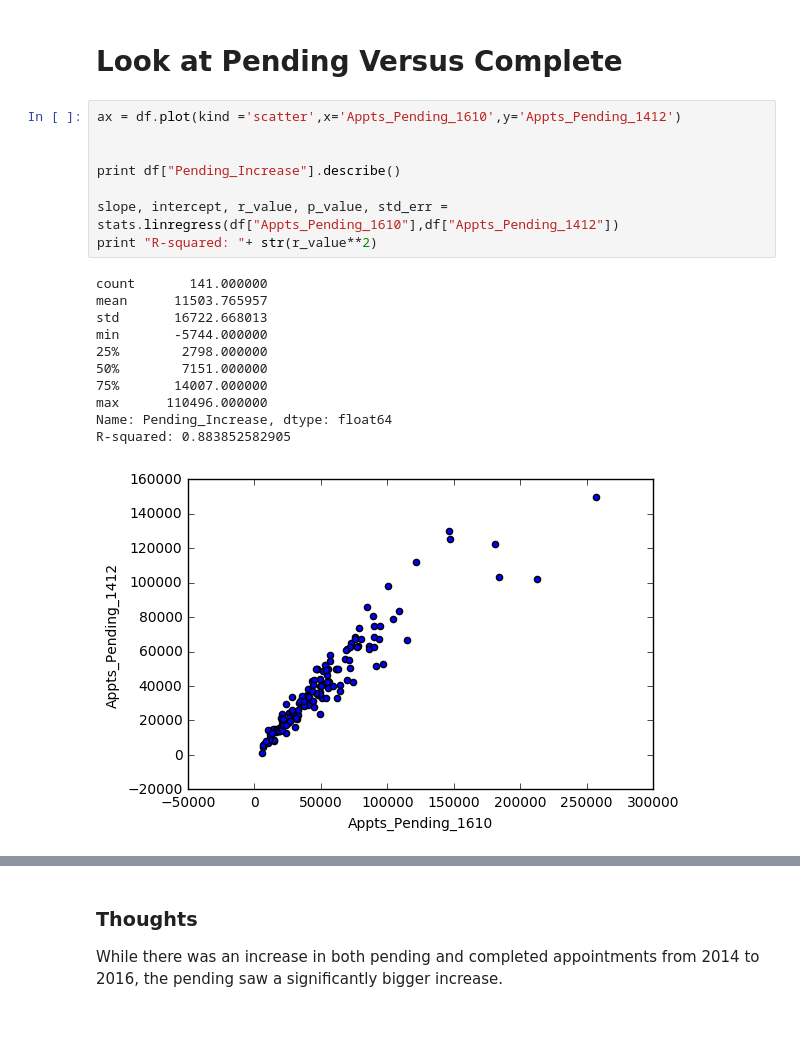
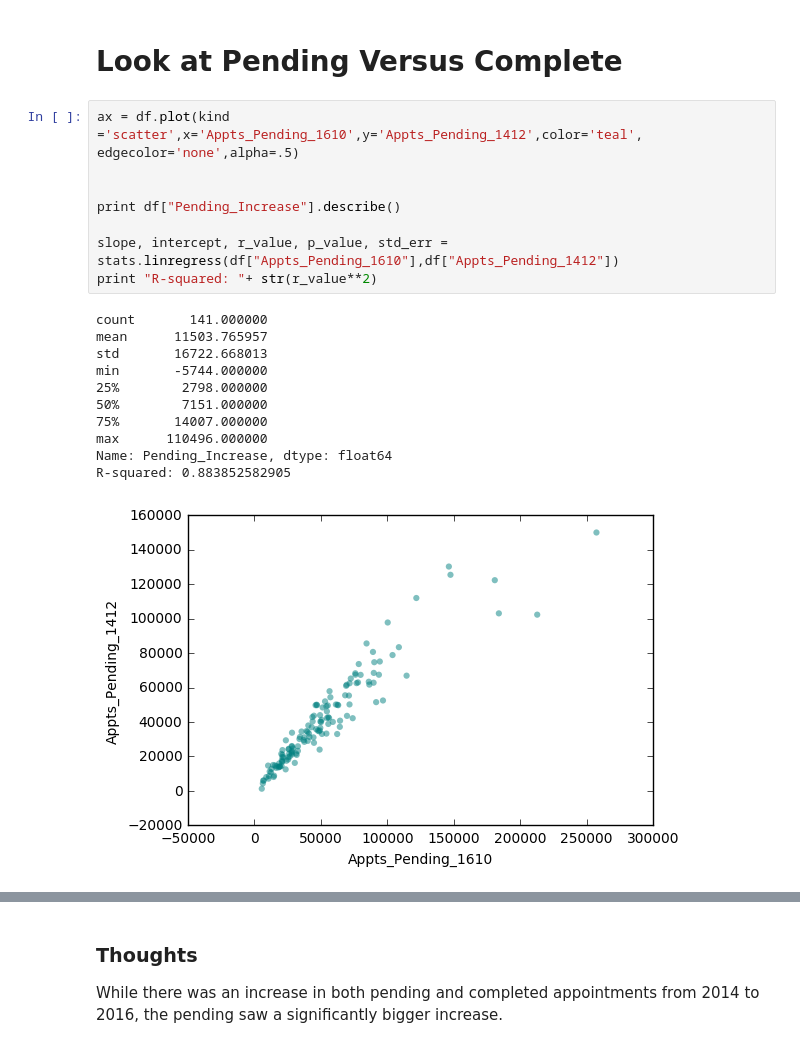
Before and after one commit to isabella232/va-data-analysis, a Jupyter notebook: Main_Analysis_Master.ipynb, the cells around one changed output, grey strips where cells are left out. Cells and saved outputs as stored; diff of their text form.

```diff
--- a/Main_Analysis_Master.ipynb
+++ b/Main_Analysis_Master.ipynb
@@ -54,23 +66,23 @@ Index([u'Appts_Pending_1412', u'%_Appts_Over_30_Pending_1412',
 # %% [markdown]
 # Look at Pending Versus Complete
 # %%
-ax = df.plot(kind ='scatter',x='Appts_Pending_1610',y='Appts_Pending_1412')
+ax = df.plot(kind ='scatter',x='Appts_Pending_1610',y='Appts_Pending_1412',color='teal', edgecolor='none',alpha=.5)
 
 
 print df["Pending_Increase"].describe()
 
 slope, intercept, r_value, p_value, std_err = stats.linregress(df["Appts_Pending_1610"],df["Appts_Pending_1412"])
 print "R-squared: "+ str(r_value**2)
 # %% [output]
 count       141.000000
 mean      11503.765957
 std       16722.668013
 min       -5744.000000
 25%        2798.000000
 50%        7151.000000
 75%       14007.000000
 max      110496.000000
 Name: Pending_Increase, dtype: float64
 R-squared: 0.883852582905
-[figure, old version]
+[figure, new version]
 # %%
```
Also changed, not shown: parts of 39 cells of this notebook, 3 other files.
